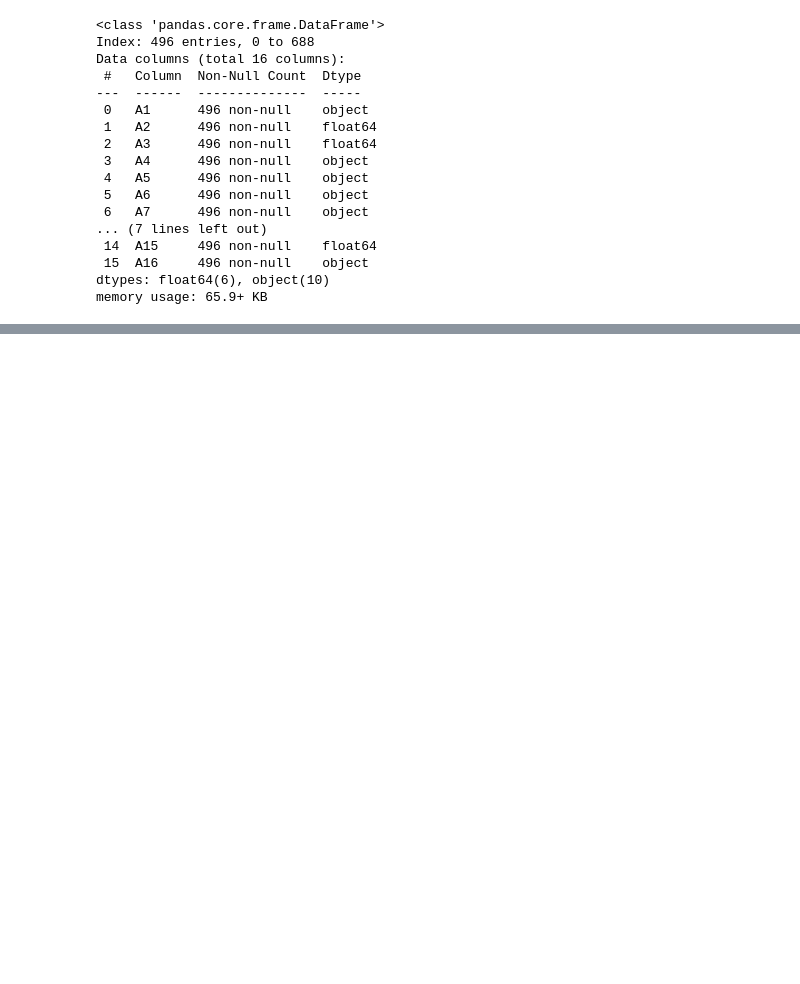
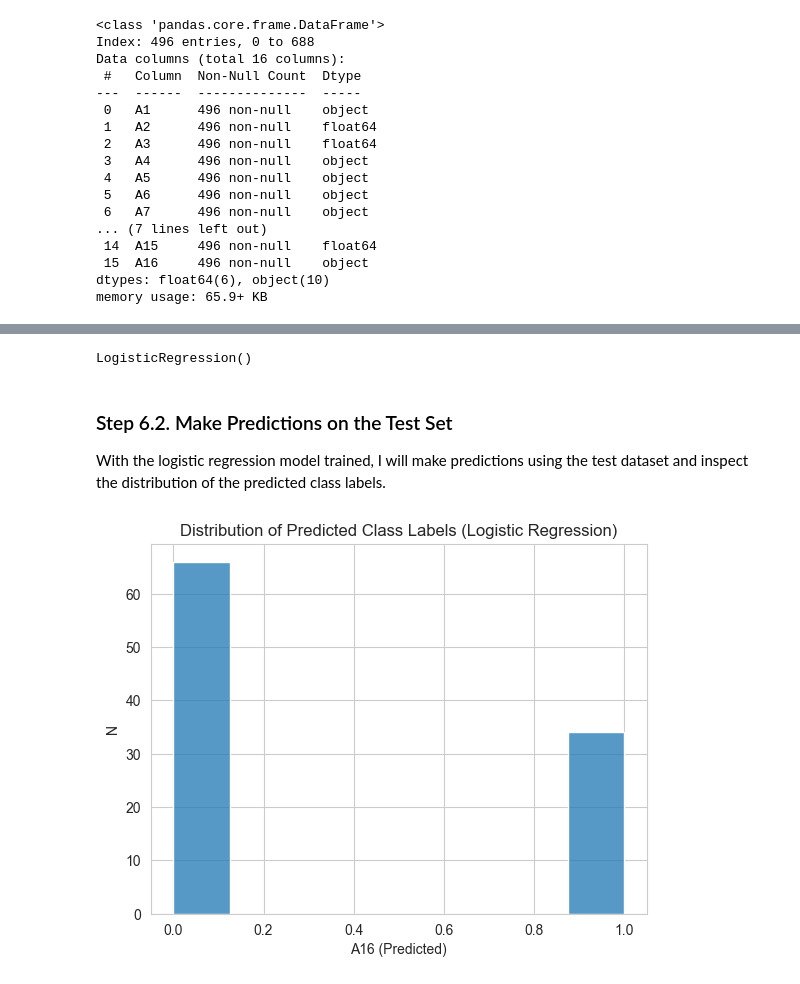
Before and after one commit to astrosica/data-science-portfolio, a Jupyter notebook: Machine Learning/Applied Projects/Credit Card Application Prediction/Credit Card Approval.ipynb, the cells around one changed output, grey strips where cells are left out. Cells and saved outputs as stored; diff of their text form; code cells hidden in the pictures; blank space fills up the shorter version.

```diff
--- a/Machine Learning/Applied Projects/Credit Card Application Prediction/Credit Card Approval.ipynb
+++ b/Machine Learning/Applied Projects/Credit Card Application Prediction/Credit Card Approval.ipynb
@@ -781,0 +521,15 @@ As we can see from comparing the three models below, the optimized random forest
+# %%
+# train encoder on categorical features in testing dataset only
+X_test_dummies = pd.get_dummies(X_test[categorical_features],drop_first=True).astype(int)
+
+# drop original categorical features from testing data as they're now redundant
+X_test_continuous = X_test.drop(columns=categorical_features)
+
+# concatenate original dataframe with that containing the dummy variables
+X_test_encoded = pd.concat([X_test_continuous,X_test_dummies],axis=1)
+
+# ensure features in testing dataset match those in training dataset
+X_test_encoded = X_test_encoded.reindex(columns=X_train_encoded.columns,fill_value=0)
+
+# update testing dataset
+X_test = X_test_encoded
@@ -781,0 +540,10 @@ As we can see from comparing the three models below, the optimized random forest
+# %%
+# train the scaler on the training dataset only
+scaler = StandardScaler()
+scaler.fit(X_train[continuous_features])
+
+# transform the training dataset
+X_train[continuous_features] = scaler.transform(X_train[continuous_features])
+
+# transform the testing dataset
+X_test[continuous_features] = scaler.transform(X_test[continuous_features])
@@ -781,0 +578,19 @@ As we can see from comparing the three models below, the optimized random forest
+# %%
+logm = LogisticRegression()
+logm.fit(X_train,y_train)
+# %% [output]
+LogisticRegression()
+# %% [markdown]
+### Step 6.2. Make Predictions on the Test Set
+With the logistic regression model trained, I will make predictions using the test dataset and inspect the distribution of the predicted class labels.
+# %%
+y_pred_log = logm.predict(X_test)
+# %%
+# plot distributions of predicted target variable
+sns.histplot(y_pred_log,color='tab:blue')
+plt.xlabel('A16 (Predicted)')
+plt.ylabel('N')
+plt.title('Distribution of Predicted Class Labels (Logistic Regression)')
+plt.show()
+# %% [output]
+[figure, added]
```
Also changed, not shown: parts of 154 cells of this notebook, 4 other files.
